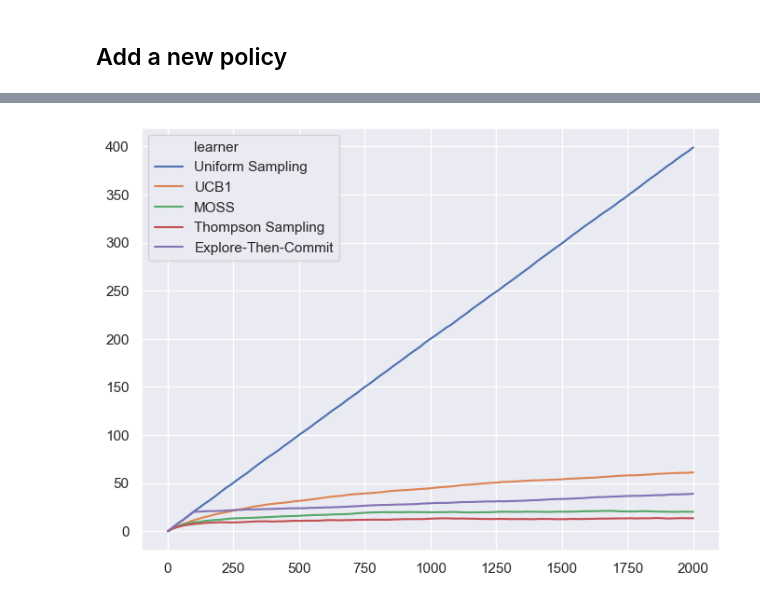
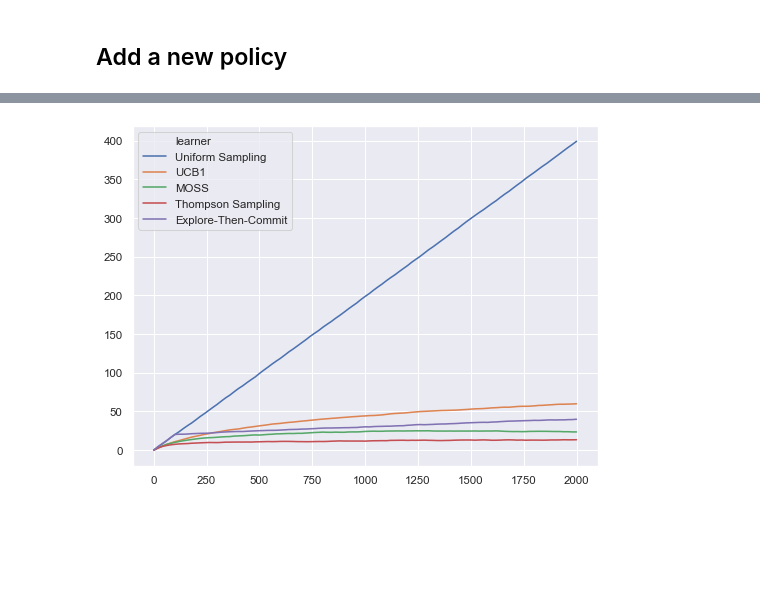
Before and after one commit to Alanthink/banditpylib, a Jupyter notebook: examples/notebook.ipynb, the cells around one changed output, grey strips where cells are left out. Drawn from its saved outputs; the diff is of its cells as text; code cells hidden in the pictures; blank space fills up the shorter version.

```diff
--- a/examples/notebook.ipynb
+++ b/examples/notebook.ipynb
@@ -49,7 +71,8 @@ from banditpylib.learners.regretmin.ordinarylearner import OrdinaryLearner
 # %%
-import numpy as np
-
-class ExploreThenCommit(OrdinaryLearner):
+# time starts from 1
+# arm index starts from 0
+# self._t and self._em_arms are inherited from parent class
+class ExploreThenCommit(ordinarylearner.OrdinaryLearner):
   def __init__(self, T_zero):
     self._name = 'Explore-Then-Commit'
     self.__T_zero = T_zero
@@ -59,6 +82,7 @@ class ExploreThenCommit(OrdinaryLearner):
     pass
 
   def learner_choice(self, context):
+    # during each time step, this method will be called by automatically by the protocol
     # context is useless
     del context
     if self._t <= self.__T_zero:
@@ -70,5 +94,3 @@ class ExploreThenCommit(OrdinaryLearner):
 
   def _learner_update(self, context, action, feedback):
     pass
-
-policies = [ExploreThenCommit(100)]
@@ -89,5 +113,5 @@ INFO:absl:1.87 seconds elapsed
 # %%
-figure(figsize=(8, 6), dpi=100)
-df = banditpylib.plot(data, goal=config['learners']['goal'], novar=True)
+figure(figsize=(8, 6), dpi=75)
+df = banditpylib.plot(data, novar=True)
 # %% [output]
-[figure, old version]
+[figure, new version]
```
Also changed, not shown: parts of 9 cells of this notebook, 28 other files.
